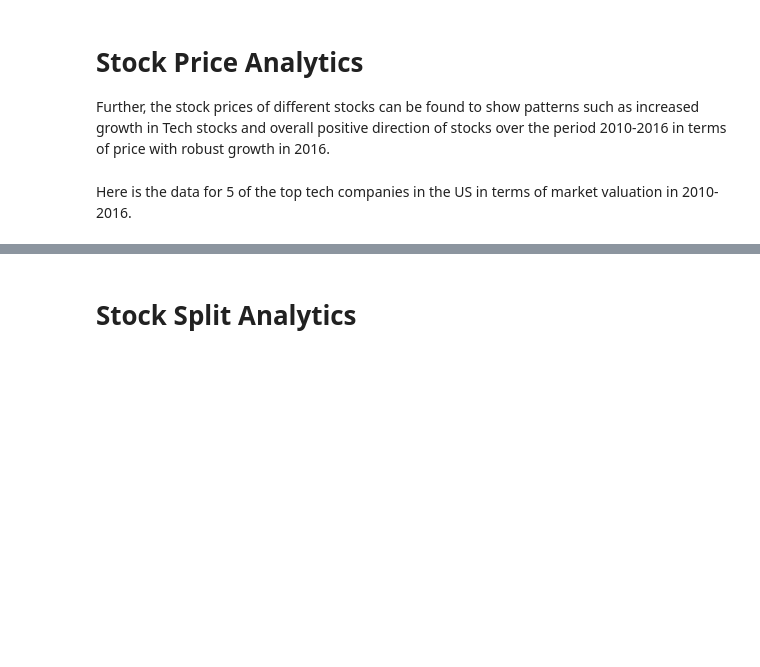
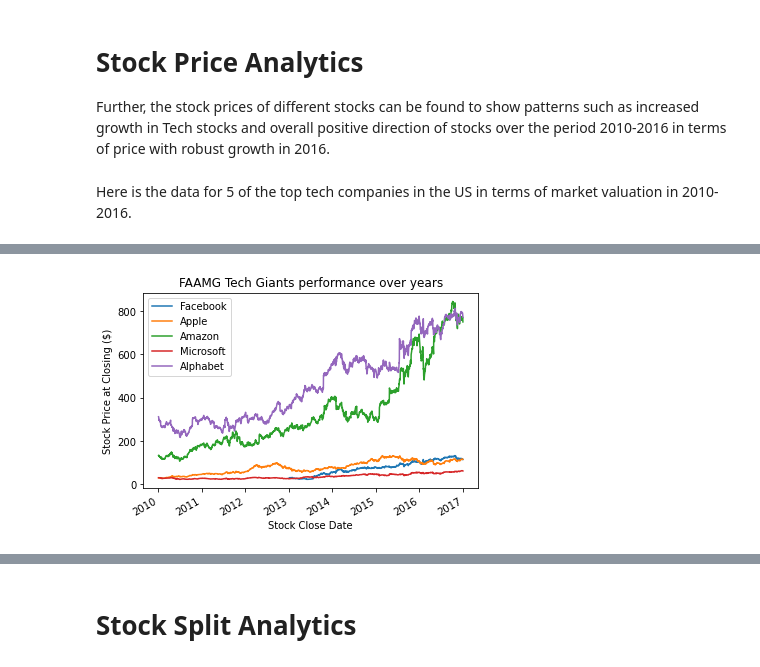
Before and after one commit to ubco-W2022T1-cosc301/project-group37, a Jupyter notebook: notebooks/group_analysis.ipynb, the cells around one changed output, grey strips where cells are left out. Saved outputs shown, nothing was run; the diff lists cells and outputs as text; code cells hidden in the pictures; blank space fills up the shorter version.

```diff
--- a/notebooks/group_analysis.ipynb
+++ b/notebooks/group_analysis.ipynb
@@ -329,0 +281,24 @@ plt.show(ibm)
+# %%
+# Import prices-split-adjusted.csv file from raw data directory for EDA
+priceSplitDf = pd.read_csv('../data/raw/prices-split-adjusted.csv', index_col = 'date', parse_dates=True)
+securitiesDf = pd.read_csv('../data/raw/securities.csv')
+# %%
+googlePricesDf = priceSplitDf.query("symbol == 'GOOG'")
+applePricesDf = priceSplitDf.query("symbol == 'AAPL'")
+amazonPricesDf = priceSplitDf.query("symbol == 'AMZN'")
+microsoftPricesDf = priceSplitDf.query("symbol == 'MSFT'")
+facebookPricesDf = priceSplitDf.query("symbol == 'FB'")
+
+facebookPricesDf['close'].plot(label = 'Facebook')
+applePricesDf['close'].plot(label = 'Apple')
+amazonPricesDf['close'].plot(label = 'Amazon')
+microsoftPricesDf['close'].plot(label = 'Microsoft')
+googlePricesDf['close'].plot(label = "Alphabet")
+
+plt.title('FAAMG Tech Giants performance over years')
+plt.legend()
+plt.xlabel('Stock Close Date')
+plt.ylabel('Stock Price at Closing ($)')
+plt.show()
+# %% [output]
+[figure, added]
```
Also changed, not shown: parts of 10 cells of this notebook.
